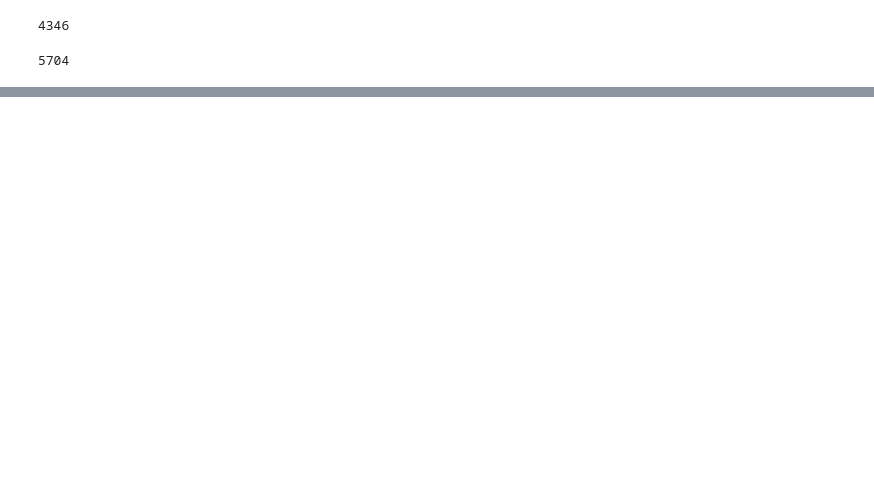
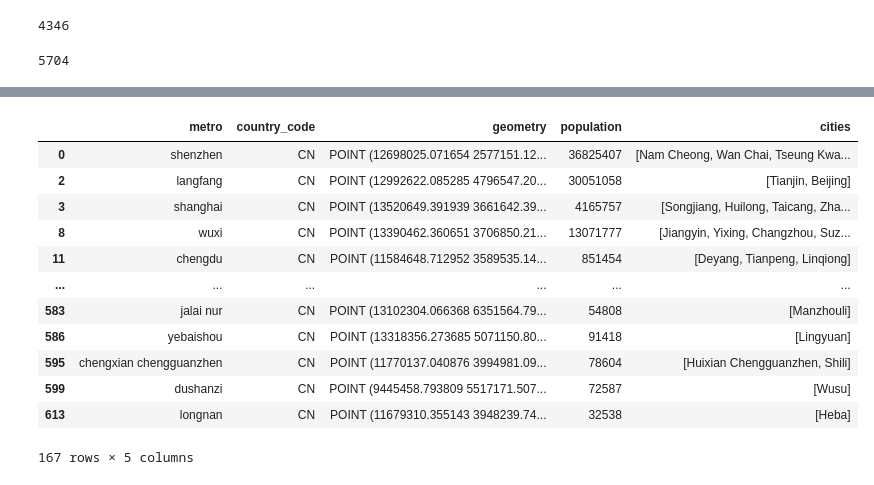
Before and after one commit to Nicholas-Polimeni/ml-hsr, a Jupyter notebook: process_station.ipynb, the cells around one changed output, grey strips where cells are left out. Drawn from its saved outputs; the diff is of its cells as text; code cells hidden in the pictures; blank space fills up the shorter version.

```diff
--- a/process_station.ipynb
+++ b/process_station.ipynb
@@ -134,0 +115,16 @@ len(stations_w_riders)
+# %%
+metros[metros["country_code"] == "CN"]
+# %% [output]
+|  | metro | country_code | geometry | population | cities |
+| 0 | shenzhen | CN | POINT (12698025.071654 2577151.12... | 36825407 | [Nam Cheong, Wan Chai, Tseung Kwa... |
+| 2 | langfang | CN | POINT (12992622.085285 4796547.20... | 30051058 | [Tianjin, Beijing] |
+| 3 | shanghai | CN | POINT (13520649.391939 3661642.39... | 4165757 | [Songjiang, Huilong, Taicang, Zha... |
+| 8 | wuxi | CN | POINT (13390462.360651 3706850.21... | 13071777 | [Jiangyin, Yixing, Changzhou, Suz... |
+| 11 | chengdu | CN | POINT (11584648.712952 3589535.14... | 851454 | [Deyang, Tianpeng, Linqiong] |
+| ... | ... | ... | ... | ... | ... |
+| 583 | jalai nur | CN | POINT (13102304.066368 6351564.79... | 54808 | [Manzhouli] |
+| 586 | yebaishou | CN | POINT (13318356.273685 5071150.80... | 91418 | [Lingyuan] |
+| 595 | chengxian chengguanzhen | CN | POINT (11770137.040876 3994981.09... | 78604 | [Huixian Chengguanzhen, Shili] |
+| 599 | dushanzi | CN | POINT (9445458.793809 5517171.507... | 72587 | [Wusu] |
+| 613 | longnan | CN | POINT (11679310.355143 3948239.74... | 32538 | [Heba] |
+167 rows × 5 columns
```
Also changed, not shown: parts of 12 cells of this notebook.
